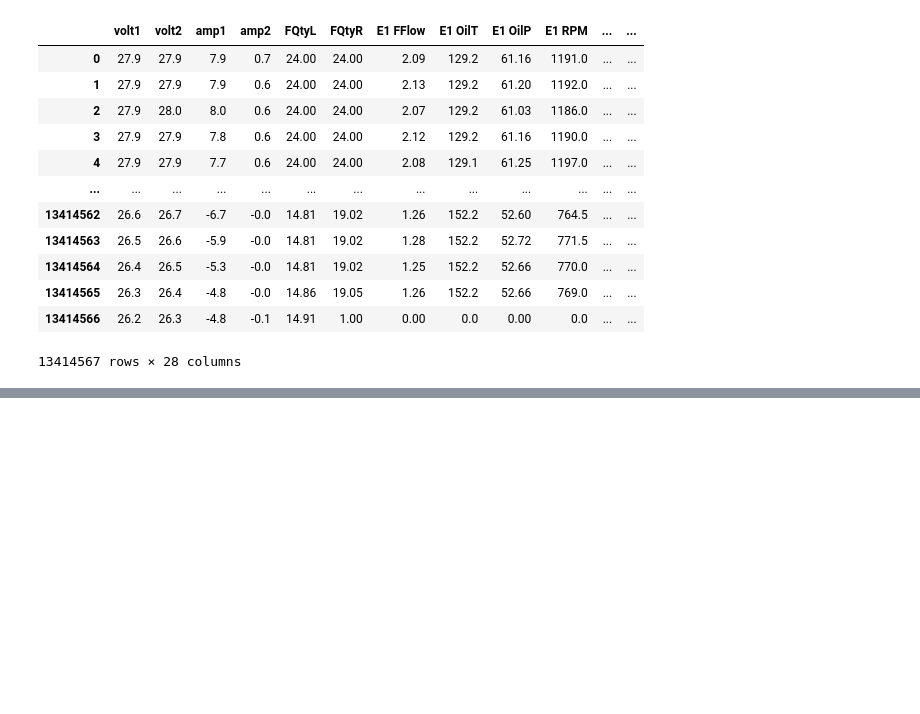
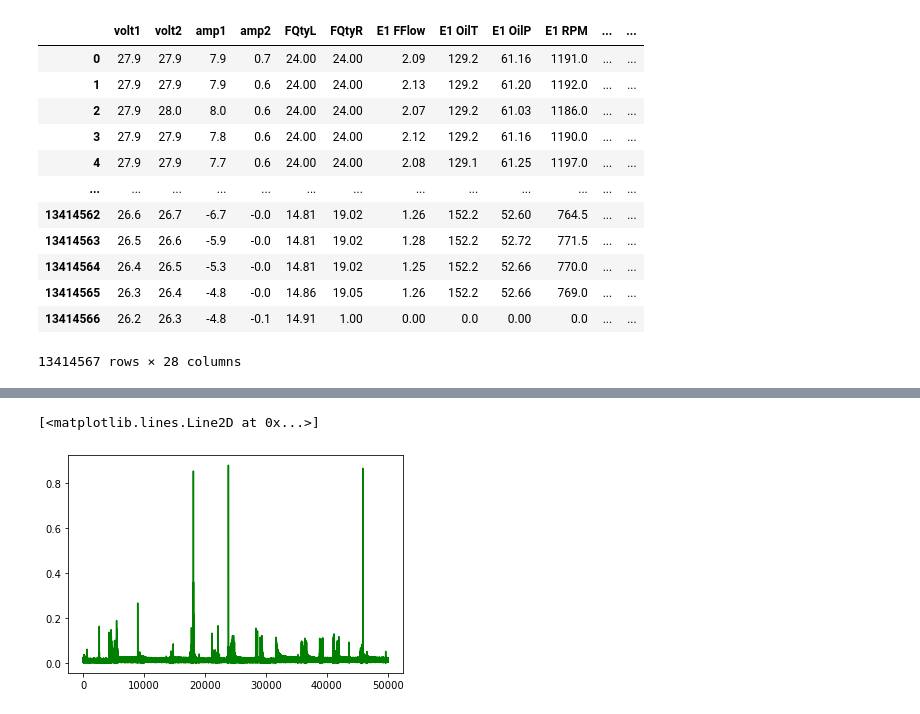
Before and after one commit to Rainmaker519/NGAFID_Anomaly_Detection, a Jupyter notebook: Charlie-Code/standup3-Copy1.ipynb, the cells around one changed output, grey strips where cells are left out. Cells and saved outputs as stored; diff of their text form; code cells hidden in the pictures; blank space fills up the shorter version.

Commit message:
finalized demo as finalDemoCopy

```diff
--- a/Charlie-Code/standup3-Copy1.ipynb
+++ b/Charlie-Code/standup3-Copy1.ipynb
@@ -58,14 +40,8 @@ data
 | 13414566 | 26.2 | 26.3 | -4.8 | -0.1 | 14.91 | 1.00 | 0.00 | 0.0 | 0.00 | 0.0 | ... | ... |
 13414567 rows × 28 columns
 # %%
-#data = data.drop('Unnamed: 0',axis=1)
 data = data.drop('date_diff',axis=1)
 dataBefore = data[(data['before_after']==0)]
 dataAfter = data[(data['before_after']==1)]
-dataBefore = dataBefore.drop('date_diff',axis=1)
-dataAfter = dataAfter.drop('date_diff',axis=1)
-#data = data.drop('before_after',axis=1)
-
-#data = data.drop('simulationRun',axis=1)
-#data = data.drop('sample',axis=1)
-data
+dataBefore = dataBefore.drop('before_after',axis=1)
+dataAfter = dataAfter.drop('before_after',axis=1)
@@ -425,5 +350,3 @@ plt.plot(loss_history,'g-',label='h 10,z 2')
 # %%
-#stepped = tep_testing_stepped(data,3)
-#test = pd.read_csv("C:/Users/Charlie/Documents/big_old_data_files/ngafid2.0-main/ngafid2.0-main/example_data/C172/log_110812_095915_KCKN.csv")
-test = dataBefore[:50000]
+test = dataBefore[5000000:5050000]
 stepped = tep_testing_stepped(test,3)
@@ -567,0 +353,33 @@ for set in sets:
+# %%
+fileLoc = "C:/Users/Charlie/Desktop/picsForDemo2/tepGeneratedLast/NGAFID_Test/demoResult.png"
+
+step_start = 0
+anomalies = []
+y_nomalies = []
+vals = []
+pred_vals = []
+county = 0
+start = 0
+view = []
+for step in stepped:
+    step = torch.tensor(step)
+    step = step.double()
+    recon,_,_ = demo(step)
+    for j in range(len(step)):
+        a = (recon[0][j] - step[0][j])
+        anom = a**2
+        anomalies.append(torch.tensor(anom))
+        pred_vals.append(torch.mean(recon))
+        vals.append(torch.mean(step))
+        step_start = step_start + 1
+        county = county + 1
+    for a in anomalies:
+        if start+1 < len(anomalies):
+            view.append(abs(anomalies[start+1].item() - a.item()))
+            start = start + 1
+
+p3 = plt.figure()
+plt.plot(anomalies, 'g-')
+# %% [output]
+[<matplotlib.lines.Line2D at 0x...>]
+[figure, added]
```
Also changed, not shown: parts of 14 cells of this notebook.
